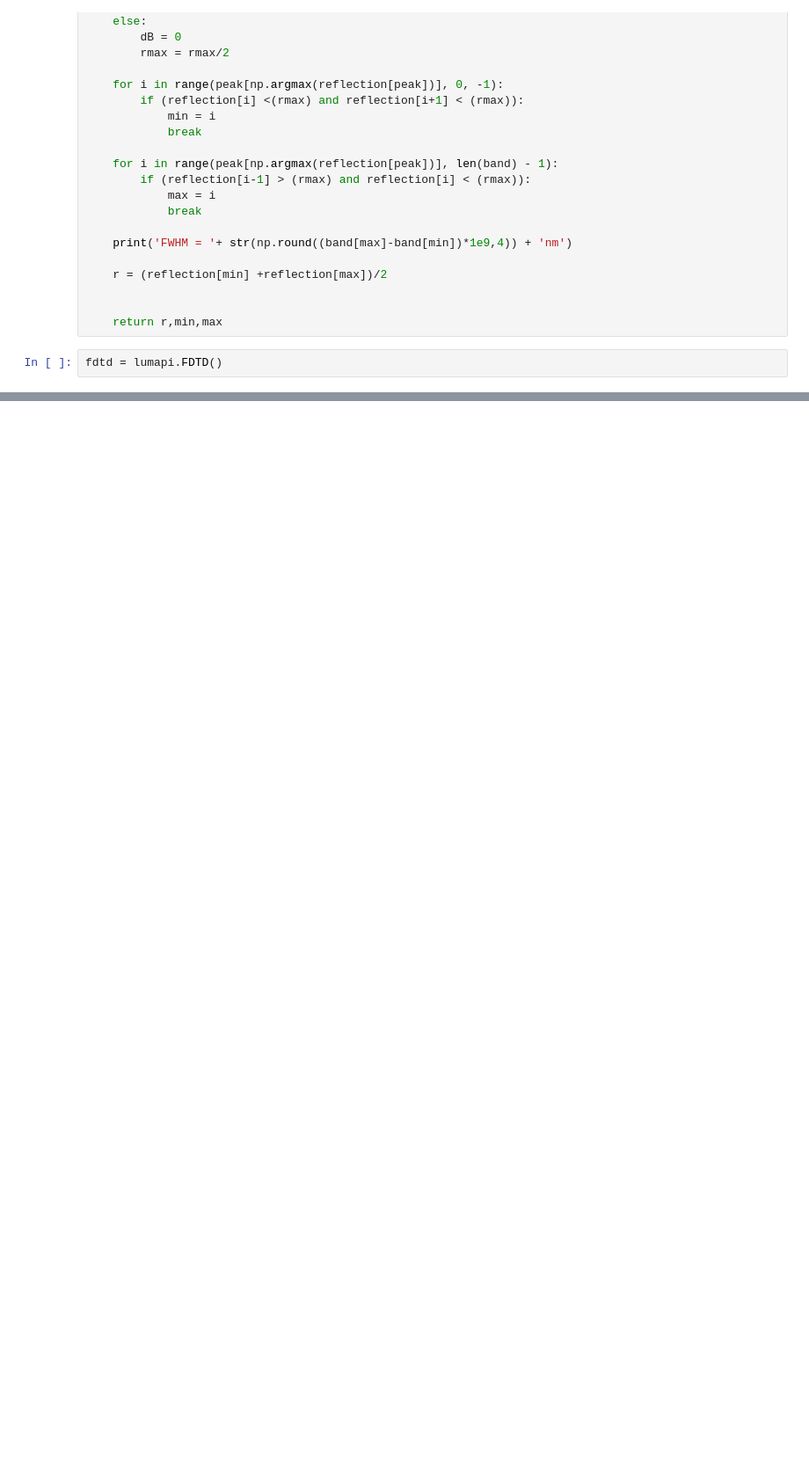
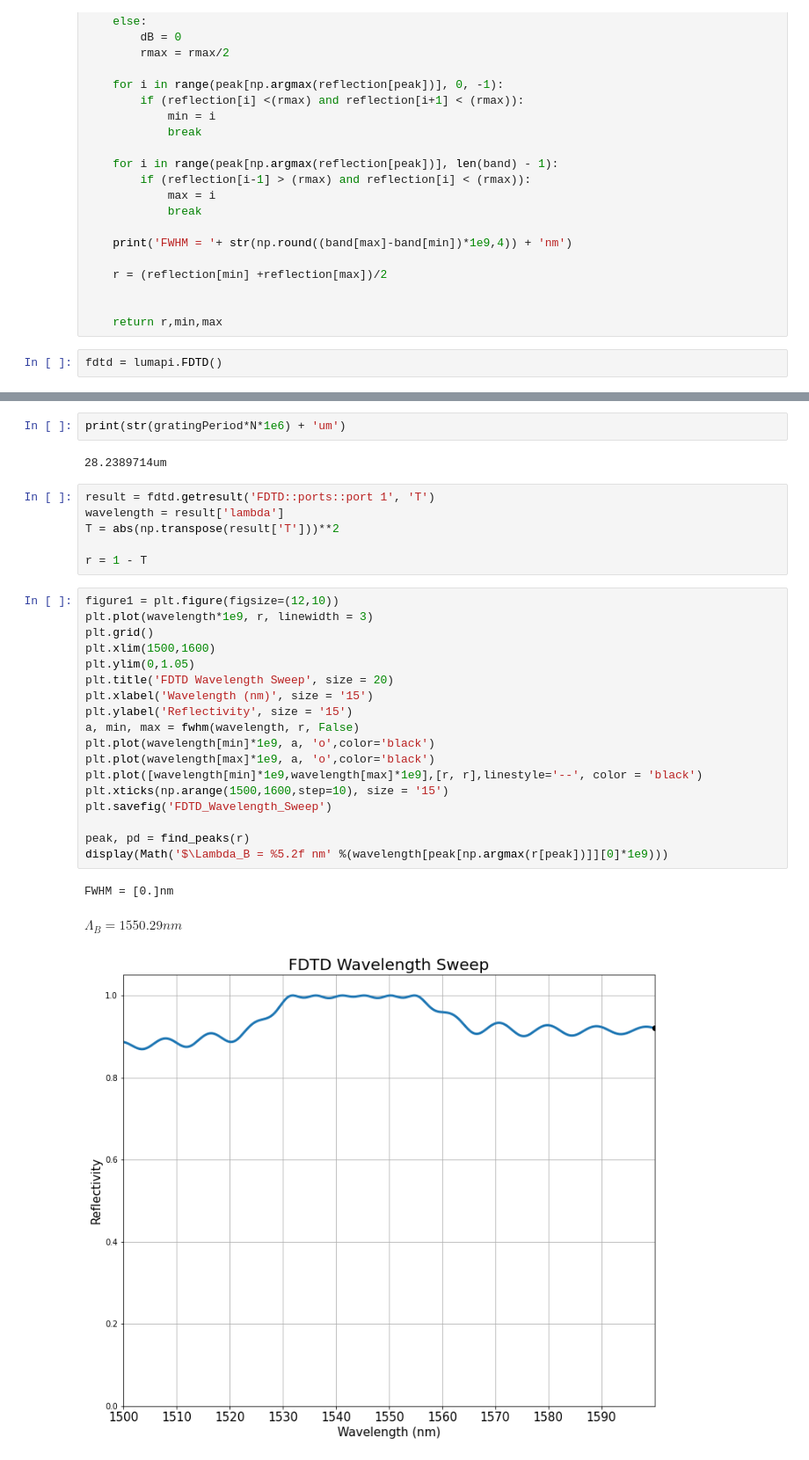
Before and after one commit to Leoopessoa/Bragg_Grating, a Jupyter notebook: Simulation/BraggAssembly.ipynb, the cells around one changed output, grey strips where cells are left out. Shown: that part at 88% size. Cells and saved outputs as stored; diff of their text form; blank space fills up the shorter version.

Commit message:
Update Fdtd 1.1

```diff
--- a/Simulation/BraggAssembly.ipynb
+++ b/Simulation/BraggAssembly.ipynb
@@ -137,0 +183,32 @@ fdtd.set({
+# %%
+print(str(gratingPeriod*N*1e6) + 'um')
+# %% [output]
+28.2389714um
+# %%
+result = fdtd.getresult('FDTD::ports::port 1', 'T')
+wavelength = result['lambda']
+T = abs(np.transpose(result['T']))**2
+
+r = 1 - T
+# %%
+figure1 = plt.figure(figsize=(12,10))
+plt.plot(wavelength*1e9, r, linewidth = 3)
+plt.grid()
+plt.xlim(1500,1600)
+plt.ylim(0,1.05)
+plt.title('FDTD Wavelength Sweep', size = 20)
+plt.xlabel('Wavelength (nm)', size = '15')
+plt.ylabel('Reflectivity', size = '15')
+a, min, max = fwhm(wavelength, r, False)
+plt.plot(wavelength[min]*1e9, a, 'o',color='black')
+plt.plot(wavelength[max]*1e9, a, 'o',color='black')
+plt.plot([wavelength[min]*1e9,wavelength[max]*1e9],[r, r],linestyle='--', color = 'black')
+plt.xticks(np.arange(1500,1600,step=10), size = '15')
+plt.savefig('FDTD_Wavelength_Sweep')
+
+peak, pd = find_peaks(r)
+display(Math('$\Lambda_B = %5.2f nm' %(wavelength[peak[np.argmax(r[peak])]][0]*1e9)))
+# %% [output]
+FWHM = [0.]nm
+$\displaystyle \Lambda_B = 1550.29 nm$
+[figure, added]
```
Also changed, not shown: parts of 1 cell of this notebook, 5 other files.
